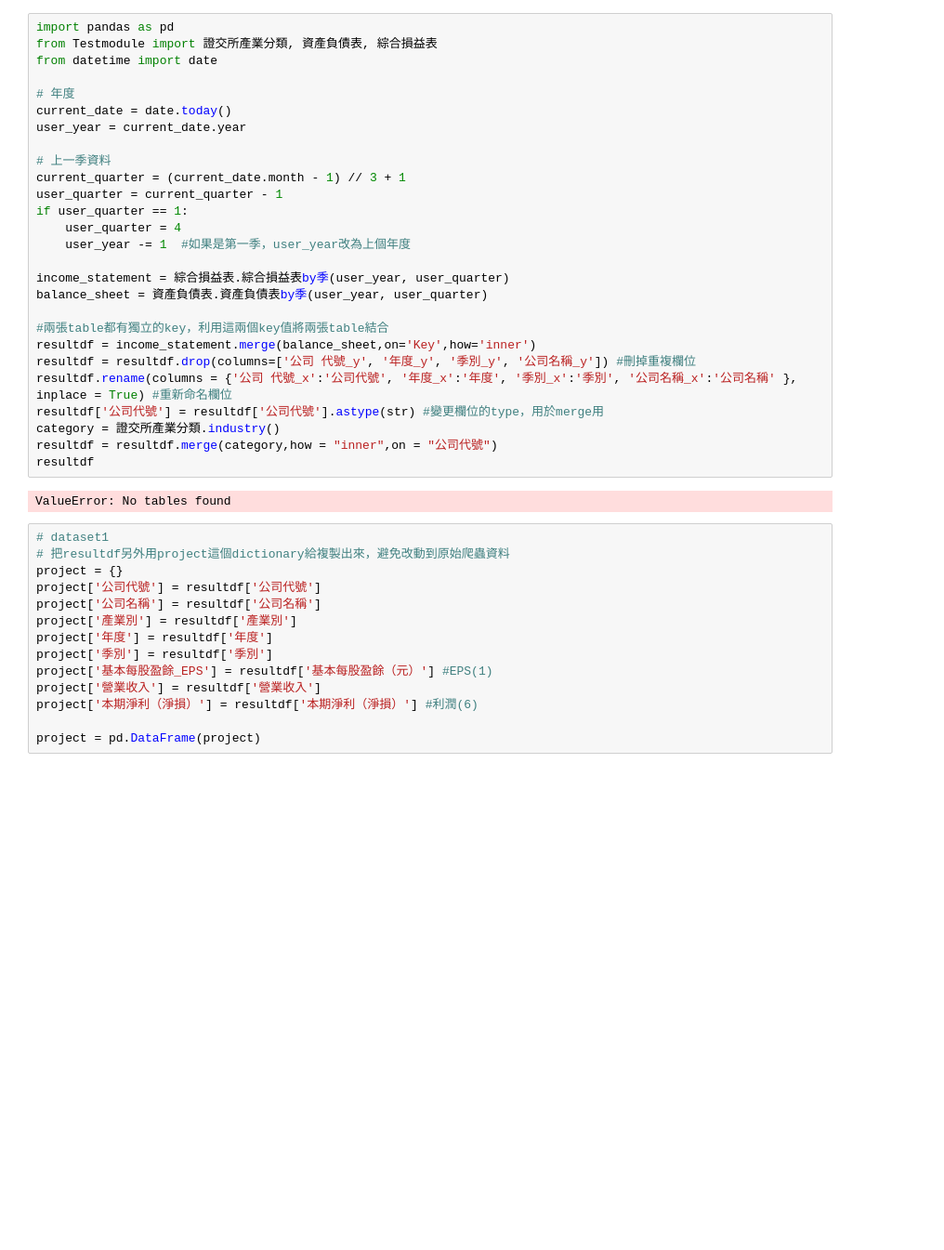
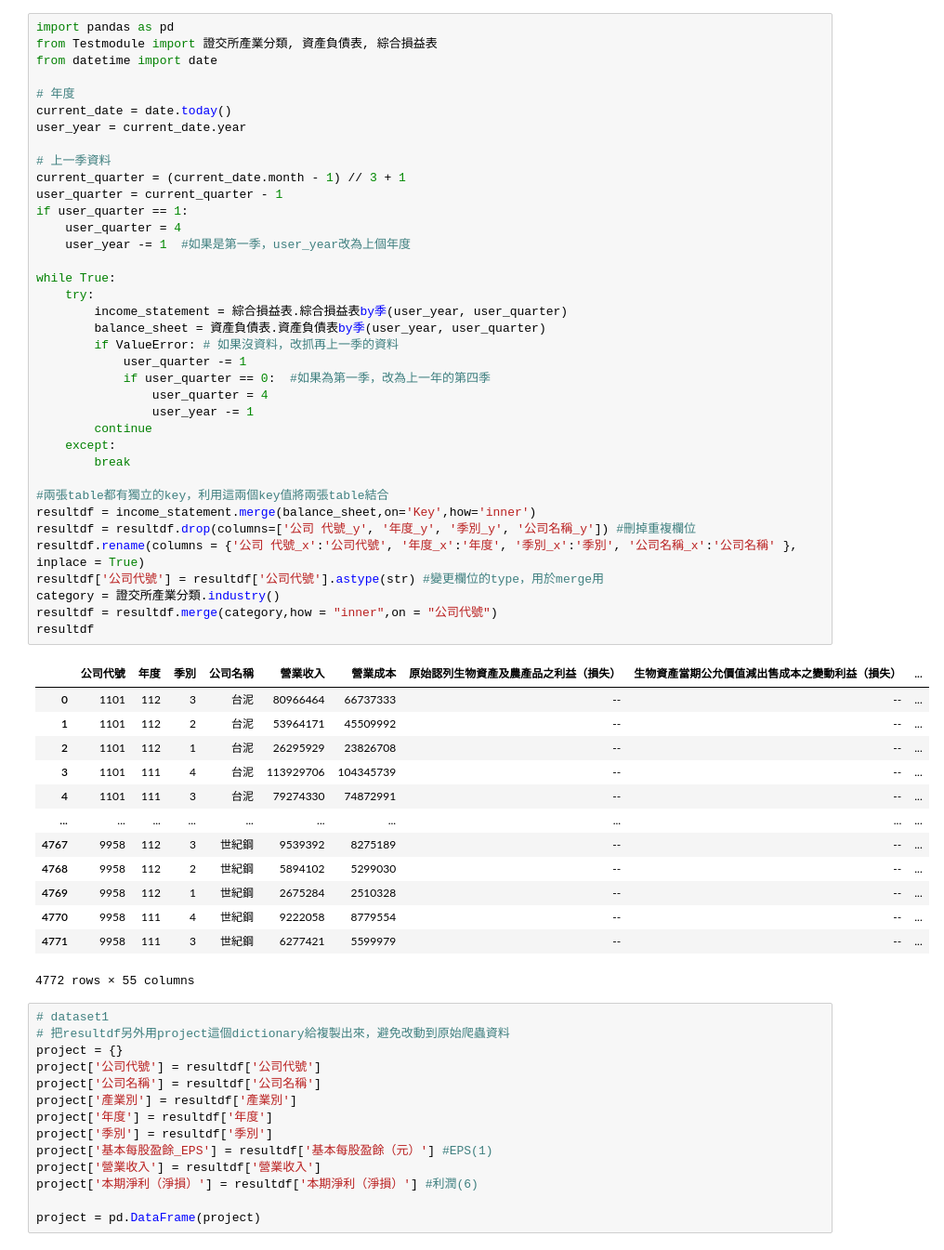
Before and after one commit to e19931107/ccClub_stock_analysis, a Jupyter notebook: 1228新增產業別.ipynb, the cells around one changed output. Shown at 93% size. Cells and saved outputs as stored; diff of their text form; blank space fills up the shorter version.

Commit message:
處理ValueError問題

```diff
--- a/1228新增產業別.ipynb
+++ b/1228新增產業別.ipynb
@@ -1,32 +1,54 @@
 # %%
 import pandas as pd
 from Testmodule import 證交所產業分類, 資產負債表, 綜合損益表
 from datetime import date
 
 # 年度
 current_date = date.today()
 user_year = current_date.year
 
 # 上一季資料
 current_quarter = (current_date.month - 1) // 3 + 1
 user_quarter = current_quarter - 1
 if user_quarter == 1:
     user_quarter = 4
     user_year -= 1  #如果是第一季，user_year改為上個年度
 
-income_statement = 綜合損益表.綜合損益表by季(user_year, user_quarter)
-balance_sheet = 資產負債表.資產負債表by季(user_year, user_quarter)
+while True:
+    try:
+        income_statement = 綜合損益表.綜合損益表by季(user_year, user_quarter)
+        balance_sheet = 資產負債表.資產負債表by季(user_year, user_quarter)
+        if ValueError: # 如果沒資料，改抓再上一季的資料
+            user_quarter -= 1
+            if user_quarter == 0:  #如果為第一季，改為上一年的第四季
+                user_quarter = 4
+                user_year -= 1
+        continue
+    except:
+        break
 
 #兩張table都有獨立的key，利用這兩個key值將兩張table結合
 resultdf = income_statement.merge(balance_sheet,on='Key',how='inner')
 resultdf = resultdf.drop(columns=['公司 代號_y', '年度_y', '季別_y', '公司名稱_y']) #刪掉重複欄位
-resultdf.rename(columns = {'公司 代號_x':'公司代號', '年度_x':'年度', '季別_x':'季別', '公司名稱_x':'公司名稱' }, inplace = True) #重新命名欄位
+resultdf.rename(columns = {'公司 代號_x':'公司代號', '年度_x':'年度', '季別_x':'季別', '公司名稱_x':'公司名稱' }, inplace = True)
 resultdf['公司代號'] = resultdf['公司代號'].astype(str) #變更欄位的type，用於merge用
 category = 證交所產業分類.industry()
 resultdf = resultdf.merge(category,how = "inner",on = "公司代號")
 resultdf
 # %% [output]
+|  | 公司代號 | 年度 | 季別 | 公司名稱 | 營業收入 | 營業成本 | 原始認列生物資產及農產品之利益（損失） | 生物資產當期公允價值減出售成本之變動利益（損失） | ... |
+| 0 | 1101 | 112 | 3 | 台泥 | 80966464 | 66737333 | -- | -- | ... |
+| 1 | 1101 | 112 | 2 | 台泥 | 53964171 | 45509992 | -- | -- | ... |
+| 2 | 1101 | 112 | 1 | 台泥 | 26295929 | 23826708 | -- | -- | ... |
+| 3 | 1101 | 111 | 4 | 台泥 | 113929706 | 104345739 | -- | -- | ... |
+| 4 | 1101 | 111 | 3 | 台泥 | 79274330 | 74872991 | -- | -- | ... |
+| ... | ... | ... | ... | ... | ... | ... | ... | ... | ... |
+| 4767 | 9958 | 112 | 3 | 世紀鋼 | 9539392 | 8275189 | -- | -- | ... |
+| 4768 | 9958 | 112 | 2 | 世紀鋼 | 5894102 | 5299030 | -- | -- | ... |
+| 4769 | 9958 | 112 | 1 | 世紀鋼 | 2675284 | 2510328 | -- | -- | ... |
+| 4770 | 9958 | 111 | 4 | 世紀鋼 | 9222058 | 8779554 | -- | -- | ... |
+| 4771 | 9958 | 111 | 3 | 世紀鋼 | 6277421 | 5599979 | -- | -- | ... |
-ValueError: No tables found
+4772 rows × 55 columns
 # %%
 # dataset1
 # 把resultdf另外用project這個dictionary給複製出來，避免改動到原始爬蟲資料
```
Also changed, not shown: parts of 7 cells of this notebook, 2 other files.
